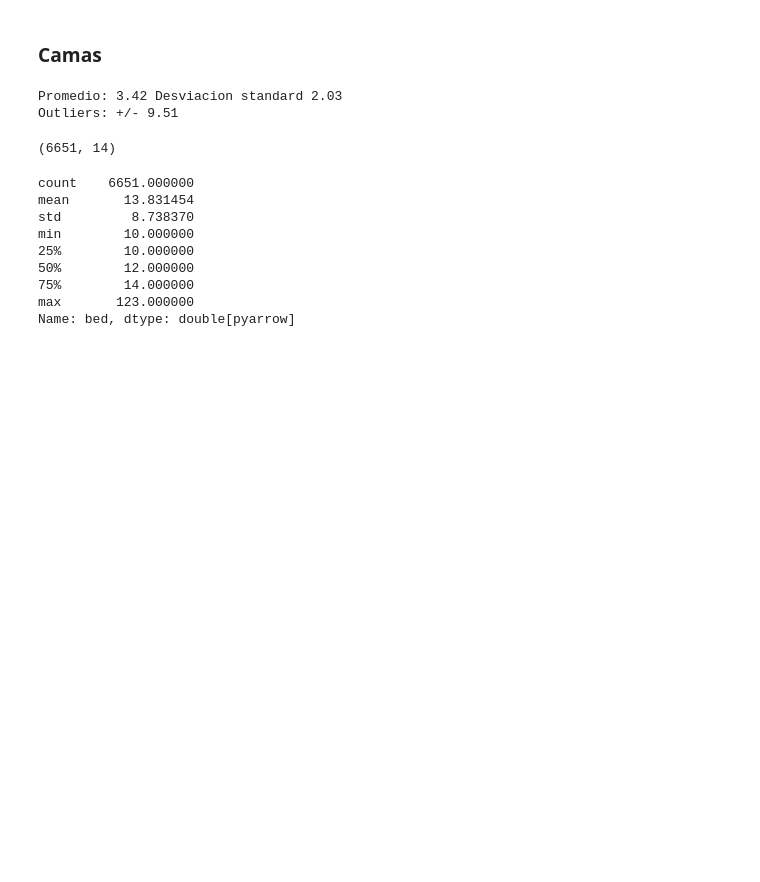
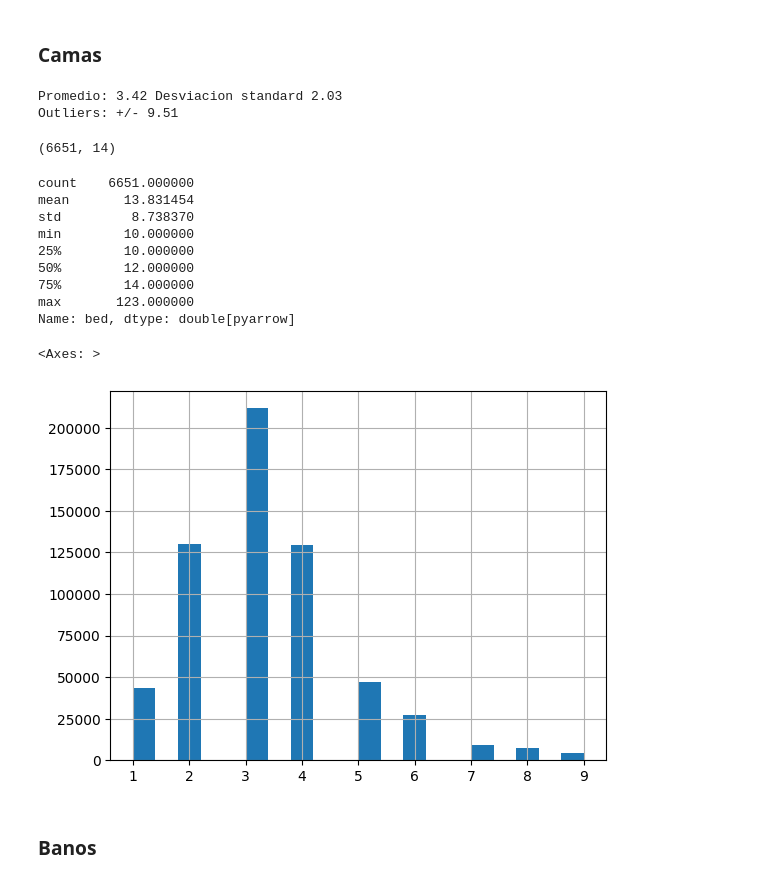
Before and after one commit to pythonpanama/pylearn-data-101, a Jupyter notebook: notebooks/PyLearn Data Course.ipynb, the cells around one changed output. Drawn from its saved outputs; the diff is of its cells as text; code cells hidden in the pictures; blank space fills up the shorter version.

```diff
--- a/notebooks/PyLearn Data Course.ipynb
+++ b/notebooks/PyLearn Data Course.ipynb
@@ -190,3 +190,12 @@ min        10.000000
 75%        14.000000
 max       123.000000
 Name: bed, dtype: double[pyarrow]
+# %%
+df = df.drop(beds.index)
+# %%
+df['bed'].hist(bins=20)
+# %% [output]
+<Axes: >
+[figure, added]
+# %% [markdown]
+### Banos
```
Also changed, not shown: parts of 6 cells of this notebook.
